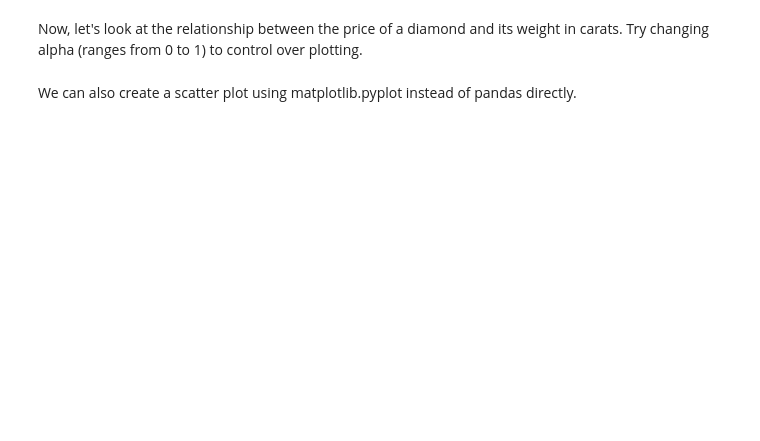
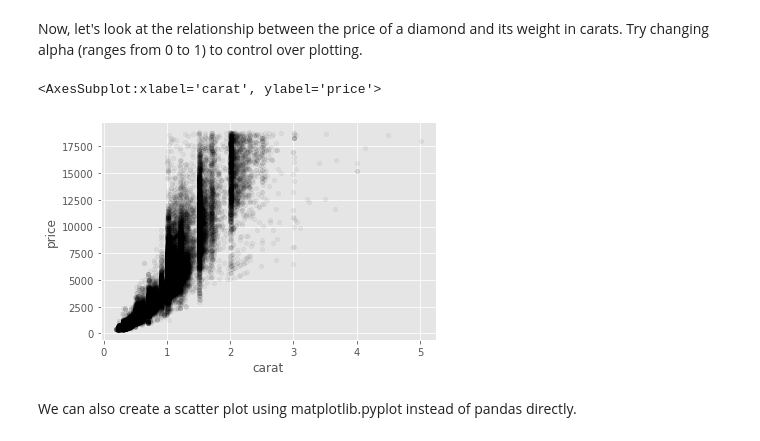
Before and after one commit to fezequiel0/BigData-21b-Fernando-Morales, a Jupyter notebook: Prácticas/Práctica1/01_intro/Basics/Lab2_Notes.ipynb, the cells around one changed output. Drawn from its saved outputs; the diff is of its cells as text; code cells hidden in the pictures; blank space fills up the shorter version.

```diff
--- a/Prácticas/Práctica1/01_intro/Basics/Lab2_Notes.ipynb
+++ b/Prácticas/Práctica1/01_intro/Basics/Lab2_Notes.ipynb
@@ -84,7 +121,11 @@ plt.title('Distribution of Price')
 # %% [markdown]
 Now, let's look at the relationship between the price of a diamond and its weight in carats. Try changing alpha (ranges from 0 to 1) to control over plotting.
 # %%
-diamonds.plot(x='carat', y='price', kind = 'scatter', color = 'black', alpha = 1)
+diamonds.plot(x='carat', y='price', kind = 'scatter', color = 'black', alpha = 0.05)
+# Low alpha levels look as if they create a much easier plot to read and understand
+# %% [output]
+<AxesSubplot:xlabel='carat', ylabel='price'>
+[figure, added]
 # %% [markdown]
 We can also create a scatter plot using matplotlib.pyplot instead of pandas directly.
 # %%
```
Also changed, not shown: parts of 21 cells of this notebook, 2 other files.
